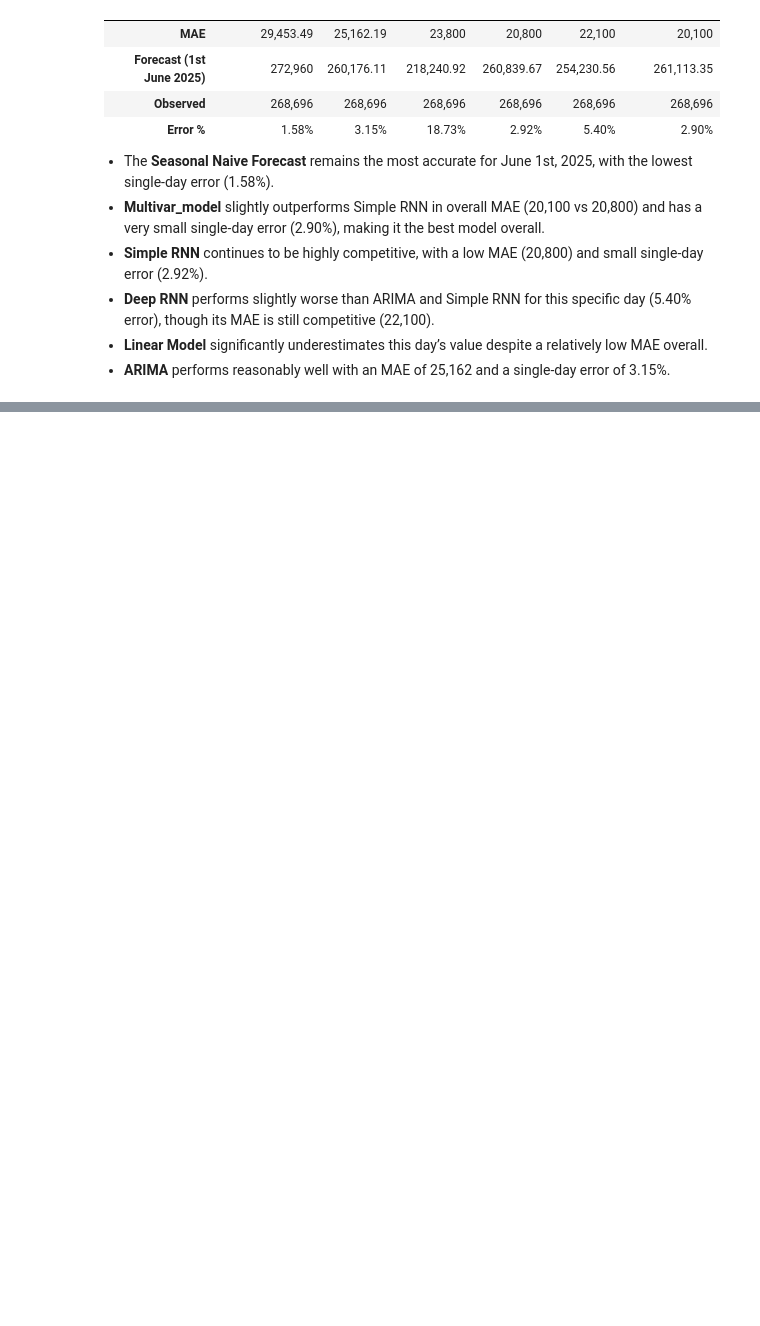
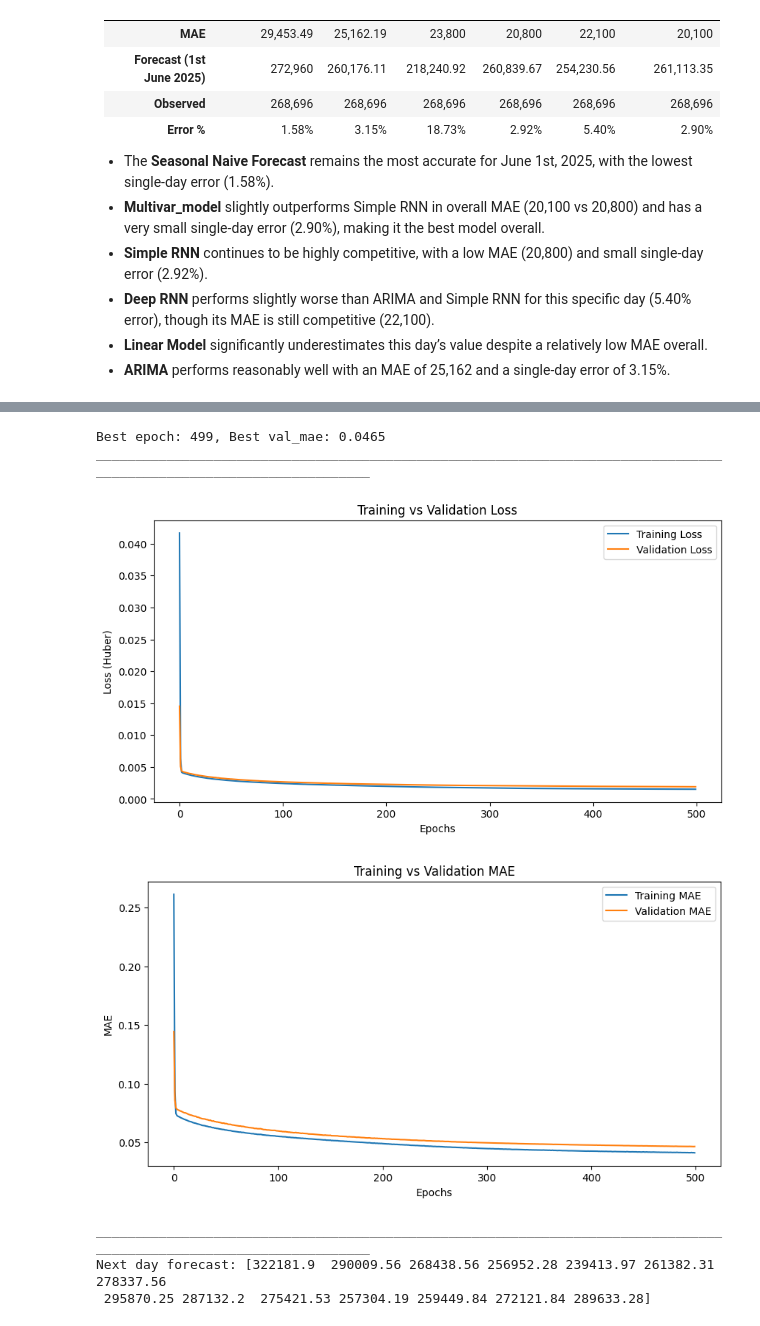
Before and after one commit to lekanOyeleye/Timeseries-Forecasting, a Jupyter notebook: Timeseries Analysis.ipynb, the cells around one changed output, grey strips where cells are left out. Cells and saved outputs as stored; diff of their text form; code cells hidden in the pictures; blank space fills up the shorter version.

Commit message:
LSTM

```diff
--- a/Timeseries Analysis.ipynb
+++ b/Timeseries Analysis.ipynb
@@ -978,0 +1270,11 @@ Next day original: 268696
+# %%
+lstm_model = tf.keras.Sequential([
+    tf.keras.layers.LSTM(32, return_sequences=True, input_shape=[None, 5]),
+    tf.keras.layers.Dense(14)
+])
+
+early_stopping_cb = tf.keras.callbacks.EarlyStopping(monitor="val_mae", patience=50, restore_best_weights=True)
+opt = tf.keras.optimizers.SGD(learning_rate=0.02, momentum=0.9)
+
+lstm_model.compile(loss=tf.keras.losses.Huber(), optimizer=opt, metrics=["mae"])
+history = lstm_model.fit(seq2seq_train, validation_data=seq2seq_valid, epochs=500, callbacks=[early_stopping_cb])
@@ -978,0 +1299,16 @@ Next day original: 268696
+# %%
+get_val_mae(history=history)
+print('___________________________________________________________________________________________________________________')
+plot_history(history=history)
+print('___________________________________________________________________________________________________________________')
+X_input = mulvar_valid.to_numpy()[-seq_length:].reshape(1, seq_length, mulvar_valid.shape[1])
+y_pred_14 = lstm_model.predict(X_input, verbose=0)[0, 0]  # first step after the input window
+print("Next day forecast:", y_pred_14 * 1e6)
+# %% [output]
+Best epoch: 499, Best val_mae: 0.0465
+___________________________________________________________________________________________________________________
+[figure, added]
+[figure, added]
+___________________________________________________________________________________________________________________
+Next day forecast: [322181.9  290009.56 268438.56 256952.28 239413.97 261382.31 278337.56
+ 295870.25 287132.2  275421.53 257304.19 259449.84 272121.84 289633.28]
```
Also changed, not shown: parts of 39 cells of this notebook.
